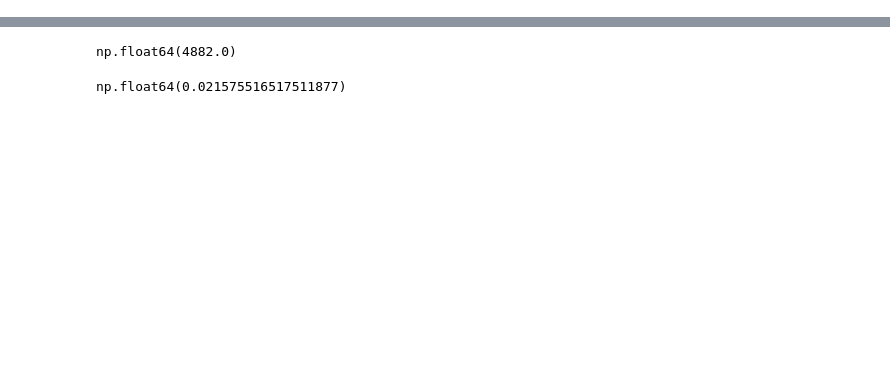
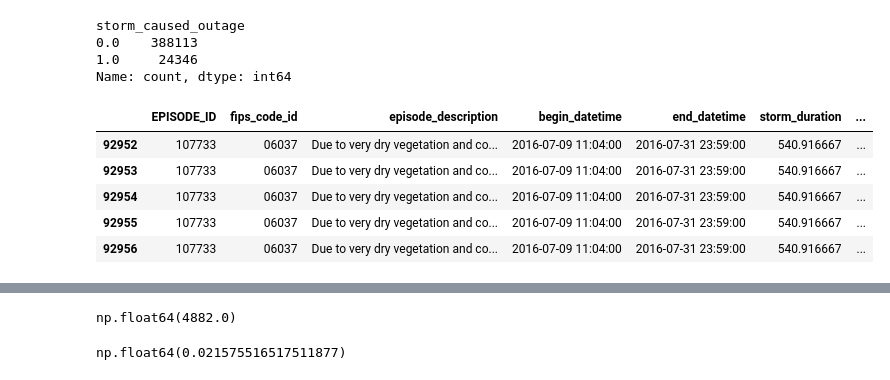
Before and after one commit to dhdzmota/dynamic-rythms, a Jupyter notebook: notebooks/dhm-08-json-read.ipynb, the cells around one changed output, grey strips where cells are left out. Cells and saved outputs as stored; diff of their text form; code cells hidden in the pictures; blank space fills up the shorter version.

```diff
--- a/notebooks/dhm-08-json-read.ipynb
+++ b/notebooks/dhm-08-json-read.ipynb
@@ -11,0 +12,22 @@ response_var = pd.read_parquet('../data/interim/storm_outages_2014_2023.parquet'
+# %%
+# Corroborar que solo haya dos valores
+storm_outages.groupby('episode_fips_id').storm_caused_outage.mean().value_counts()
+# %% [output]
+storm_caused_outage
+0.0    388113
+1.0     24346
+Name: count, dtype: int64
+# %%
+episode_fips_id_value_counts = storm_outages.episode_fips_id.value_counts()
+episode_fips_id_value_counts_gt1 = episode_fips_id_value_counts[episode_fips_id_value_counts > 1]
+# %%
+storm_outages[storm_outages.episode_fips_id.isin(episode_fips_id_value_counts_gt1.index)].storm_caused_outage.unique()
+# Una misma tormeta puede causar varios outages en el mismo county los cuales no están relacionados entre sí.
+storm_outages[storm_outages.episode_fips_id=='107733_06037'].head()
+# %% [output]
+|  | EPISODE_ID | fips_code_id | episode_description | begin_datetime | end_datetime | storm_duration | ... |
+| 92952 | 107733 | 06037 | Due to very dry vegetation and co... | 2016-07-09 11:04:00 | 2016-07-31 23:59:00 | 540.916667 | ... |
+| 92953 | 107733 | 06037 | Due to very dry vegetation and co... | 2016-07-09 11:04:00 | 2016-07-31 23:59:00 | 540.916667 | ... |
+| 92954 | 107733 | 06037 | Due to very dry vegetation and co... | 2016-07-09 11:04:00 | 2016-07-31 23:59:00 | 540.916667 | ... |
+| 92955 | 107733 | 06037 | Due to very dry vegetation and co... | 2016-07-09 11:04:00 | 2016-07-31 23:59:00 | 540.916667 | ... |
+| 92956 | 107733 | 06037 | Due to very dry vegetation and co... | 2016-07-09 11:04:00 | 2016-07-31 23:59:00 | 540.916667 | ... |
```
Also changed, not shown: parts of 7 cells of this notebook, 3 other files.
